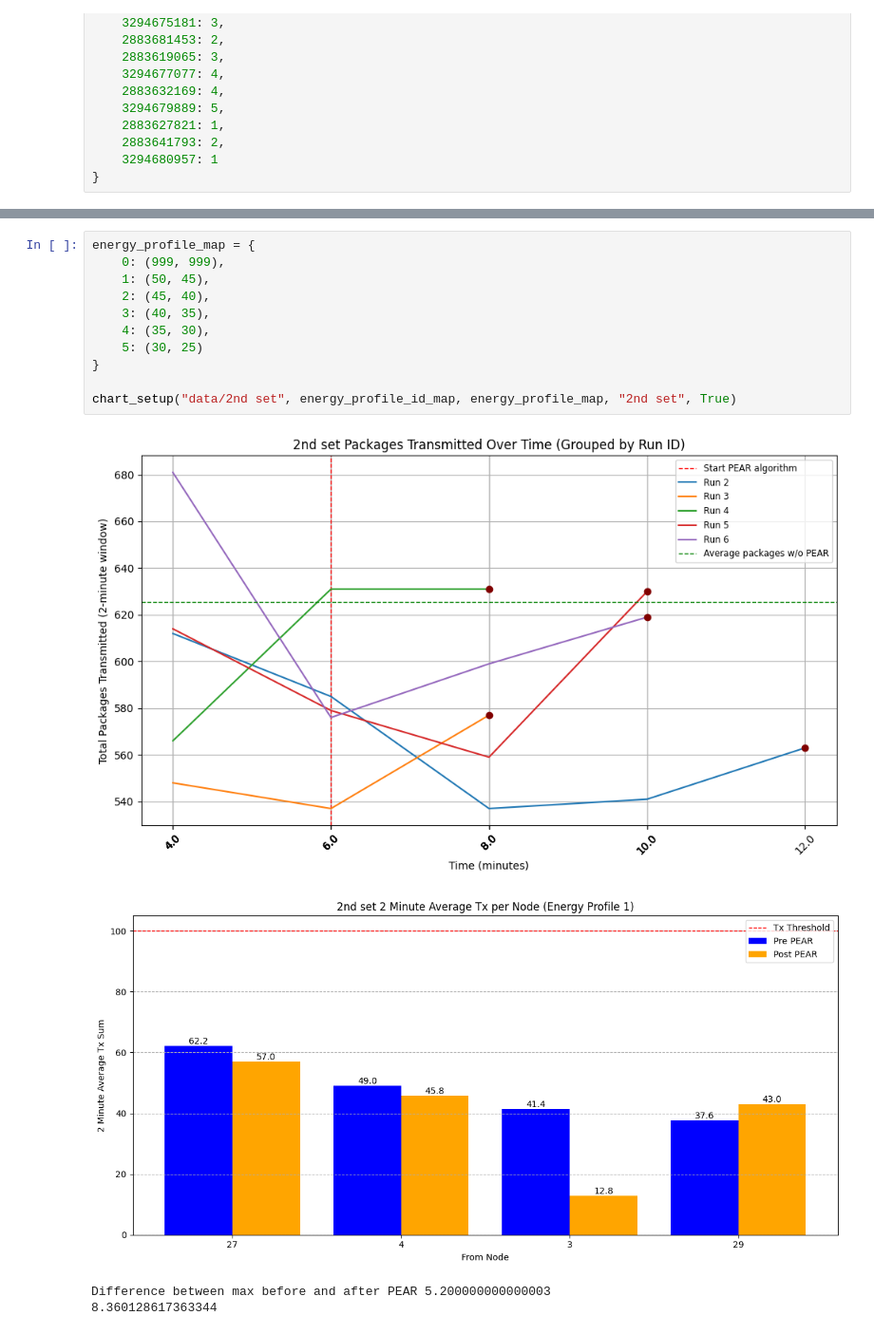
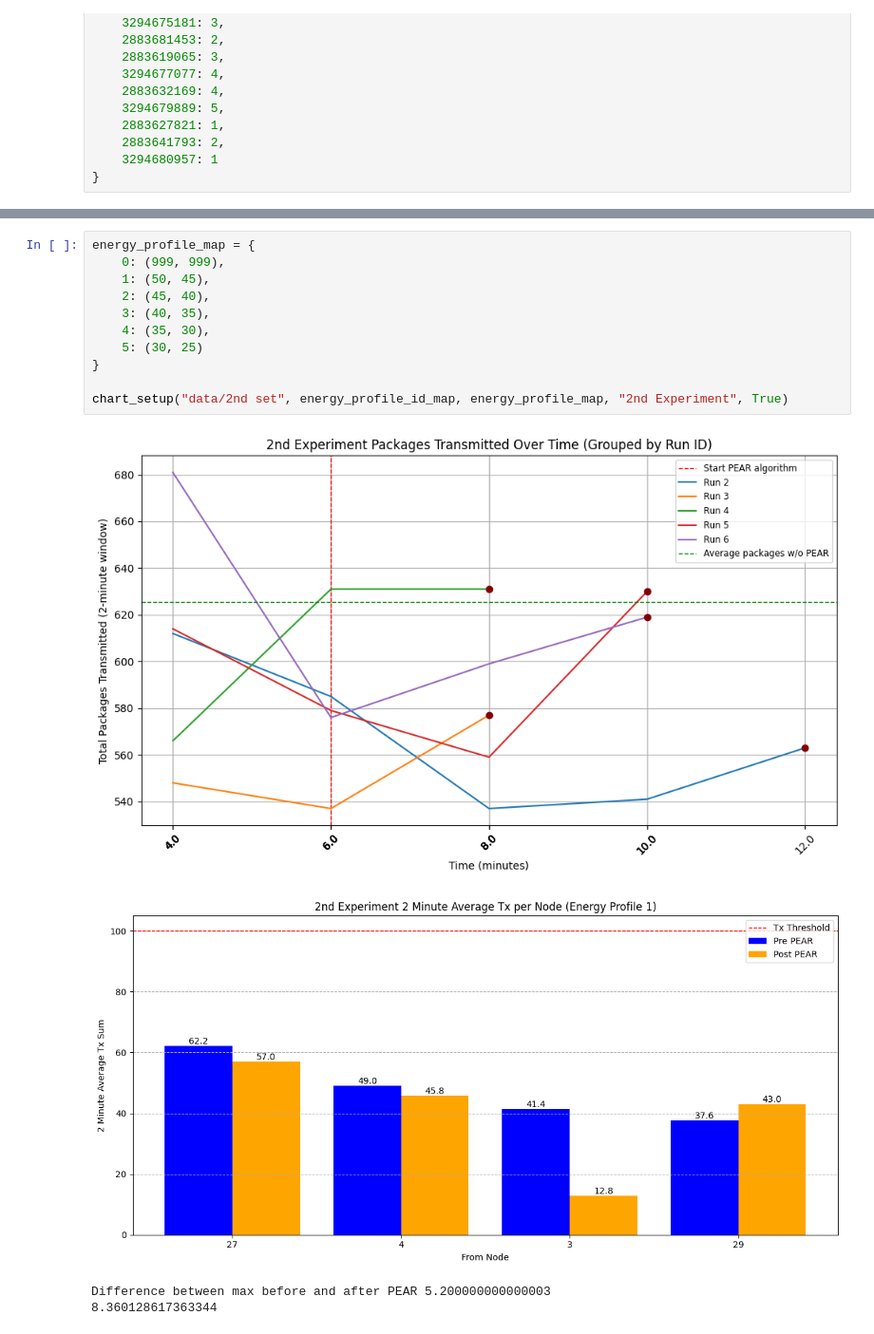
Before and after one commit to NikolajRFA/painlessPEARMesh, a Jupyter notebook: tools/four_energy_profiles.ipynb, the cells around one changed output, grey strips where cells are left out. Shown at 95% size. Drawn from its saved outputs; the diff is of its cells as text.

Commit message:
Changed chart names

```diff
--- a/tools/four_energy_profiles.ipynb
+++ b/tools/four_energy_profiles.ipynb
@@ -59,16 +59,16 @@ Difference between max before and after PEAR -2.0
 # %%
 energy_profile_map = {
     0: (999, 999),
     1: (50, 45),
     2: (45, 40),
     3: (40, 35),
     4: (35, 30),
     5: (30, 25)
 }
 
-chart_setup("data/2nd set", energy_profile_id_map, energy_profile_map, "2nd set", True)
+chart_setup("data/2nd set", energy_profile_id_map, energy_profile_map, "2nd Experiment", True)
 # %% [output]
-[figure, old version]
+[figure, new version]
-[figure, old version]
+[figure, new version]
 Difference between max before and after PEAR 5.200000000000003
 8.360128617363344
```
Also changed, not shown: parts of 7 cells of this notebook, 1 other file.
